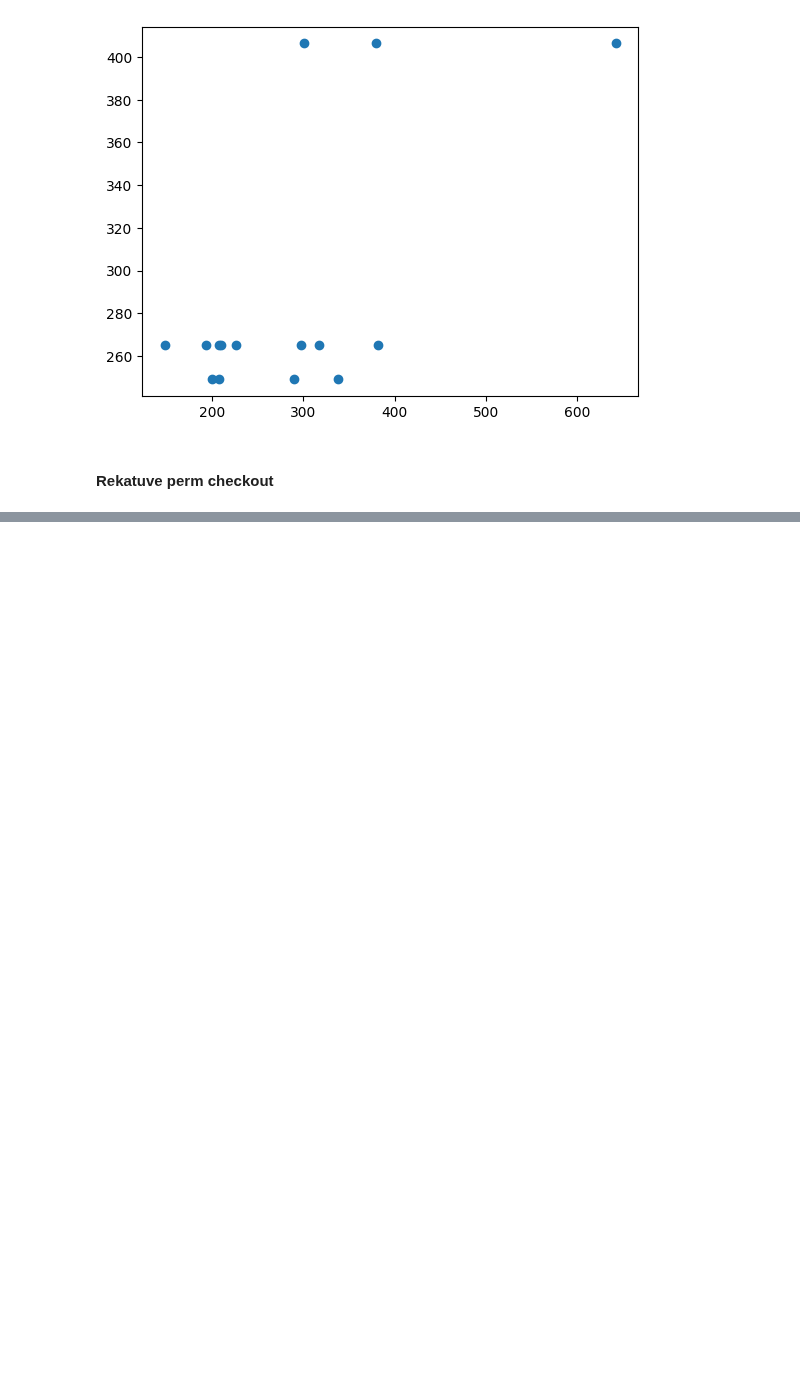
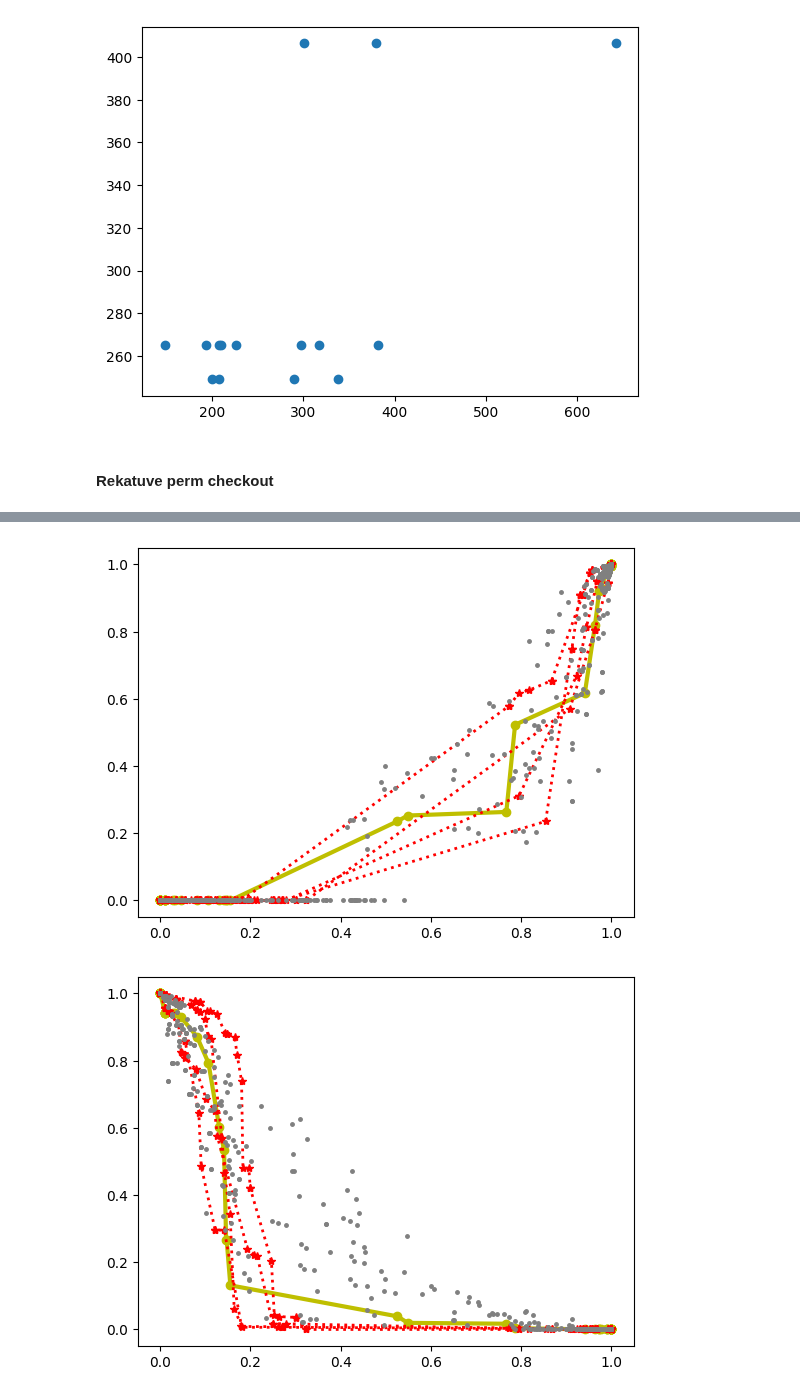
Before and after one commit to ZihanRen/poretransformer, a Jupyter notebook: lpu3dnet/post_process/analyze_phys_single.ipynb, the cells around one changed output, grey strips where cells are left out. Cells and saved outputs as stored; diff of their text form; code cells hidden in the pictures; blank space fills up the shorter version.

```diff
--- a/lpu3dnet/post_process/analyze_phys_single.ipynb
+++ b/lpu3dnet/post_process/analyze_phys_single.ipynb
@@ -184,0 +171,12 @@ plt.show()
+# %%
+sample_idx = 2
+kr_results_real = sim_results[sample_idx]['original']
+kr_results_pred = sim_results[sample_idx]['generate']
+
+
+
+plot_figure_air(kr_results_real, kr_results_pred, sim_results)
+plot_figure_water(kr_results_real, kr_results_pred, sim_results)
+# %% [output]
+[figure, added]
+[figure, added]
```
Also changed, not shown: parts of 7 cells of this notebook, 5 other files.
